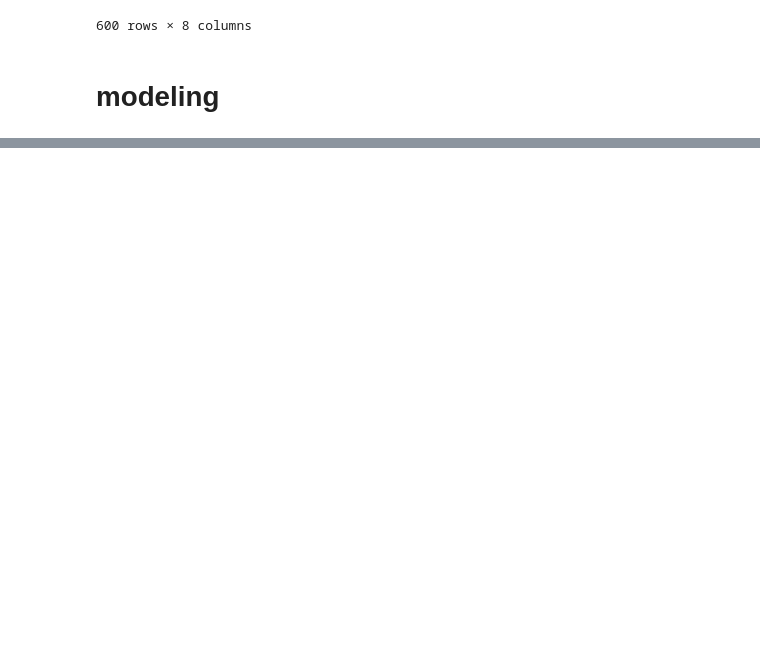
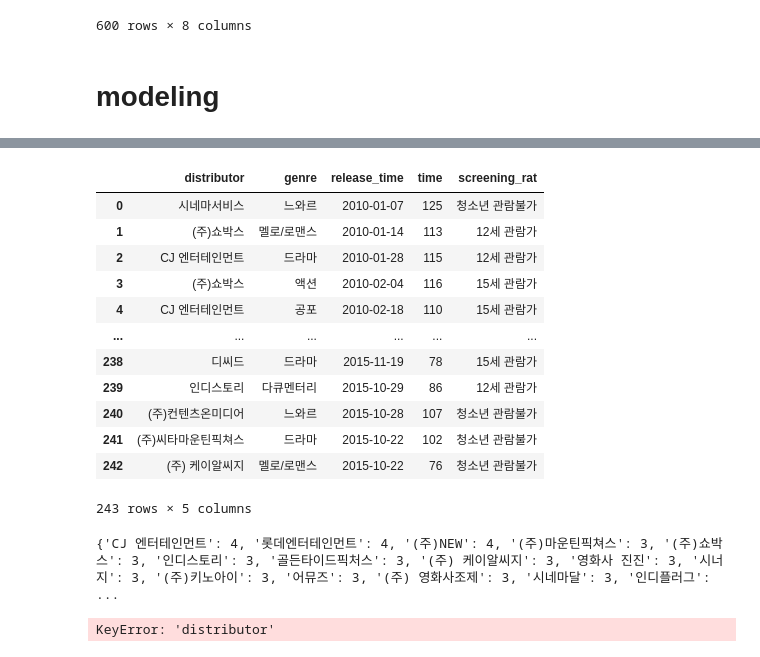
Before and after one commit to shp1204/AI-, a Jupyter notebook: study/1st_movie/movie_EDA.ipynb, the cells around one changed output, grey strips where cells are left out. Drawn from its saved outputs; the diff is of its cells as text; code cells hidden in the pictures; blank space fills up the shorter version.

Commit message:
movie modeling

```diff
--- a/study/1st_movie/movie_EDA.ipynb
+++ b/study/1st_movie/movie_EDA.ipynb
@@ -365,0 +410,49 @@ plt.show()
+# %%
+testdf = pd.read_csv('./data/movies_test.csv')
+
+del testdf['title']
+del testdf['dir_prev_bfnum']
+del testdf['dir_prev_num']
+del testdf['num_staff']
+del testdf['num_actor']
+del testdf['director']
+# %%
+testdf
+# %% [output]
+|  | distributor | genre | release_time | time | screening_rat |
+| 0 | 시네마서비스 | 느와르 | 2010-01-07 | 125 | 청소년 관람불가 |
+| 1 | (주)쇼박스 | 멜로/로맨스 | 2010-01-14 | 113 | 12세 관람가 |
+| 2 | CJ 엔터테인먼트 | 드라마 | 2010-01-28 | 115 | 12세 관람가 |
+| 3 | (주)쇼박스 | 액션 | 2010-02-04 | 116 | 15세 관람가 |
+| 4 | CJ 엔터테인먼트 | 공포 | 2010-02-18 | 110 | 15세 관람가 |
+| ... | ... | ... | ... | ... | ... |
+| 238 | 디씨드 | 드라마 | 2015-11-19 | 78 | 15세 관람가 |
+| 239 | 인디스토리 | 다큐멘터리 | 2015-10-29 | 86 | 12세 관람가 |
+| 240 | (주)컨텐츠온미디어 | 느와르 | 2015-10-28 | 107 | 청소년 관람불가 |
+| 241 | (주)씨타마운틴픽쳐스 | 드라마 | 2015-10-22 | 102 | 청소년 관람불가 |
+| 242 | (주) 케이알씨지 | 멜로/로맨스 | 2015-10-22 | 76 | 청소년 관람불가 |
+243 rows × 5 columns
+# %%
+# 배급사 mapping
+tmp = df['distributor'].value_counts()
+tmp.value_counts()
+
+mapping = {}
+for i in range(len(tmp)):
+
+    if tmp[i] >= 30 :
+        mapping.update({ tmp.index[i] : 4 })
+
+    elif tmp[i] >= 10 :
+        mapping.update({ tmp.index[i] : 3 })
+
+    elif tmp[i] >= 2 :
+        mapping.update({ tmp.index[i] : 2 })
+
+    else :
+        mapping.update({ tmp.index[i] : 1 })
+print(mapping)
+make_new_col('distributor',mapping)
+# %% [output]
+{'CJ 엔터테인먼트': 4, '롯데엔터테인먼트': 4, '(주)NEW': 4, '(주)마운틴픽쳐스': 3, '(주)쇼박스': 3, '인디스토리': 3, '골든타이드픽처스': 3, '(주) 케이알씨지': 3, '영화사 진진': 3, '시너지': 3, '(주)키노아이': 3, '어뮤즈': 3, '(주) 영화사조제': 3, '시네마달': 3, '인디플러그':  ...
+KeyError: 'distributor'
```
Also changed, not shown: parts of 13 cells of this notebook, 6 other files.
